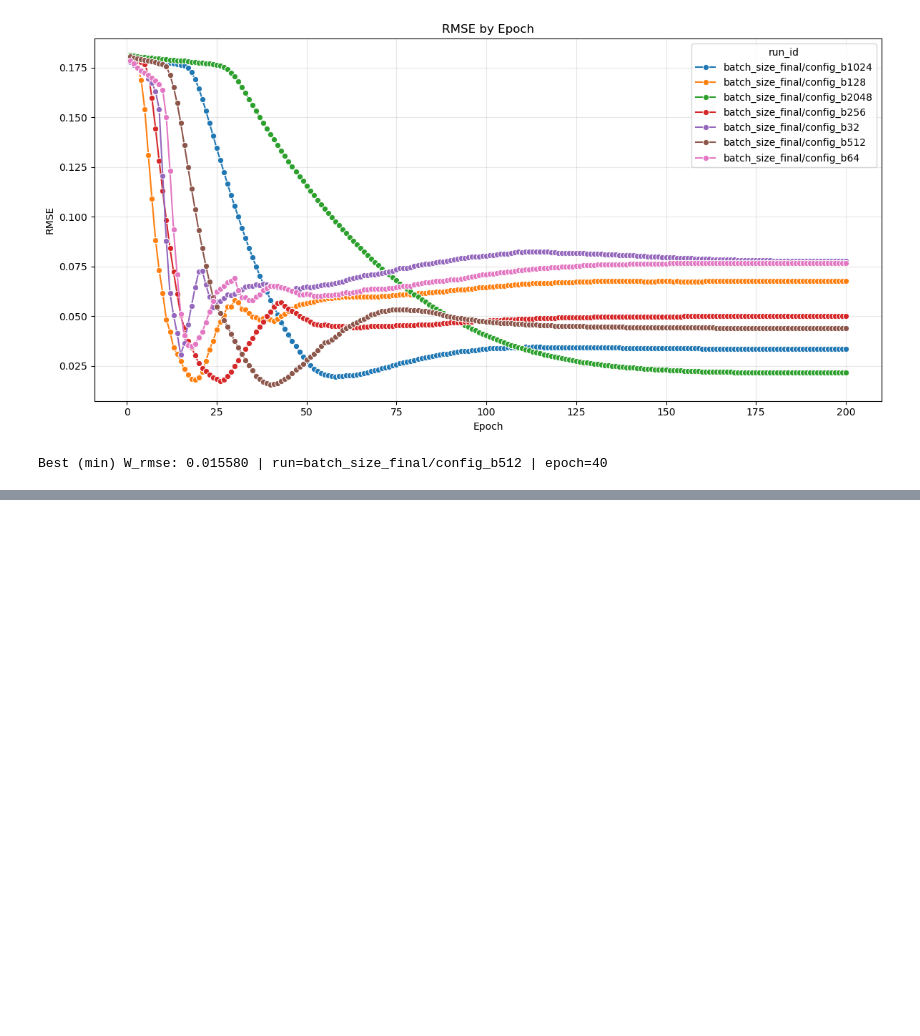
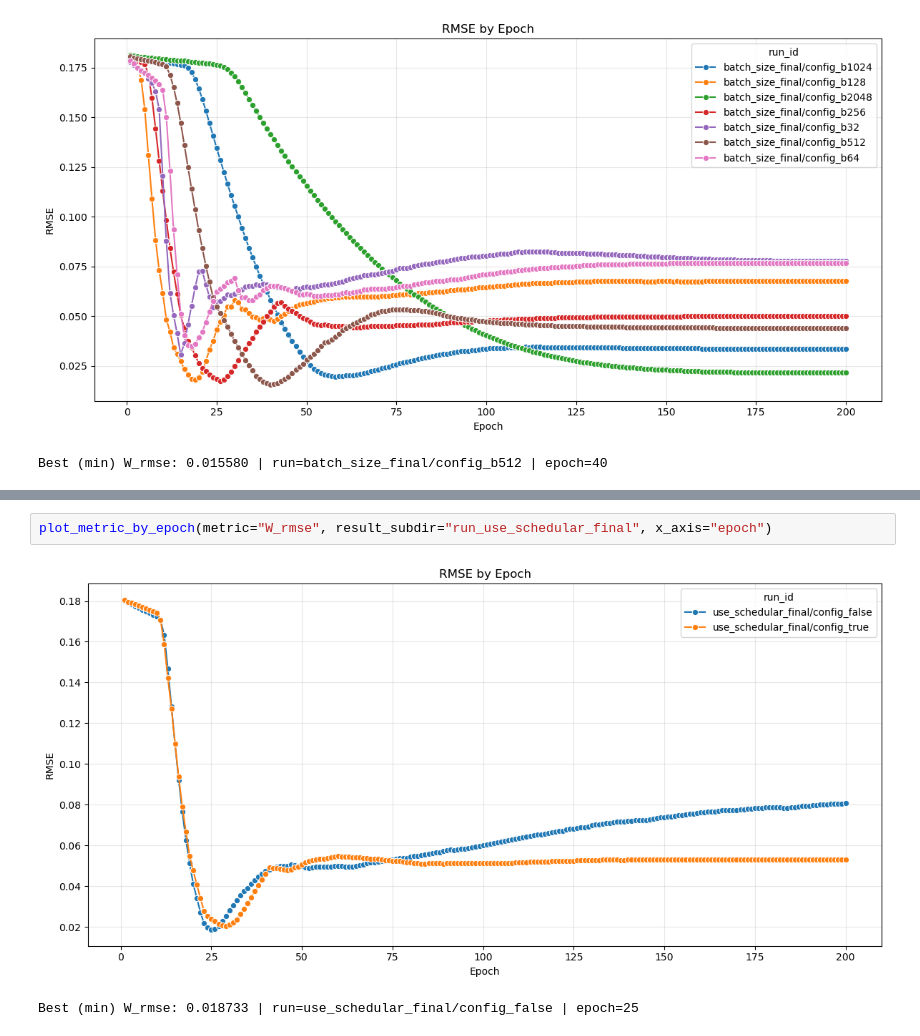
Before and after one commit to tharaaali/Calibration_WGAN-tests, a Jupyter notebook: notebooks/compare_runs_metrics.ipynb, the cells around one changed output, grey strips where cells are left out. Cells and saved outputs as stored; diff of their text form; blank space fills up the shorter version.

```diff
--- a/notebooks/compare_runs_metrics.ipynb
+++ b/notebooks/compare_runs_metrics.ipynb
@@ -444,0 +389,5 @@ Best (min) W_rmse: 0.015580 | run=batch_size_final/config_b512 | epoch=40
+# %%
+plot_metric_by_epoch(metric="W_rmse", result_subdir="run_use_schedular_final", x_axis="epoch")
+# %% [output]
+[figure, added]
+Best (min) W_rmse: 0.018733 | run=use_schedular_final/config_false | epoch=25
```
Also changed, not shown: parts of 12 cells of this notebook.
